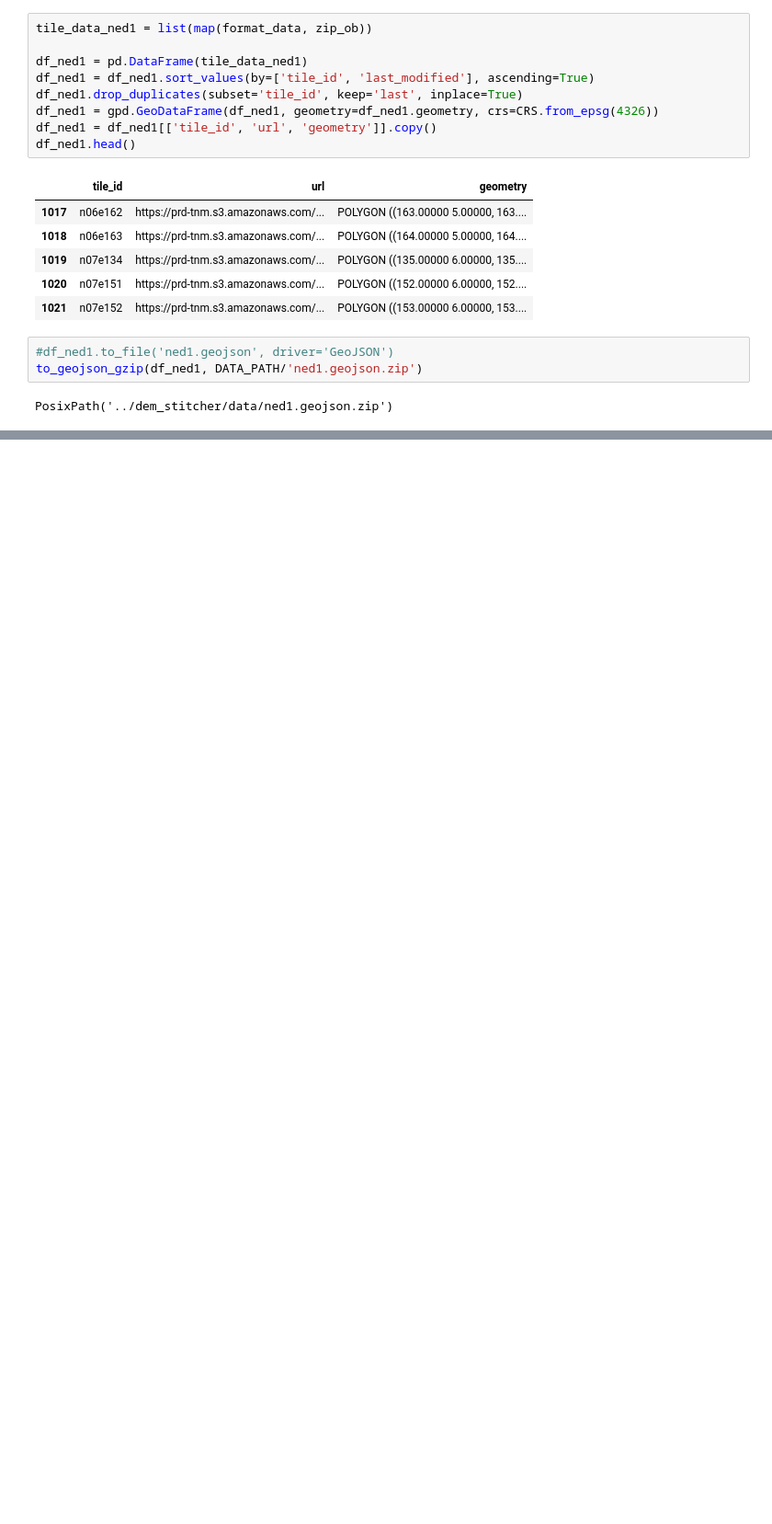
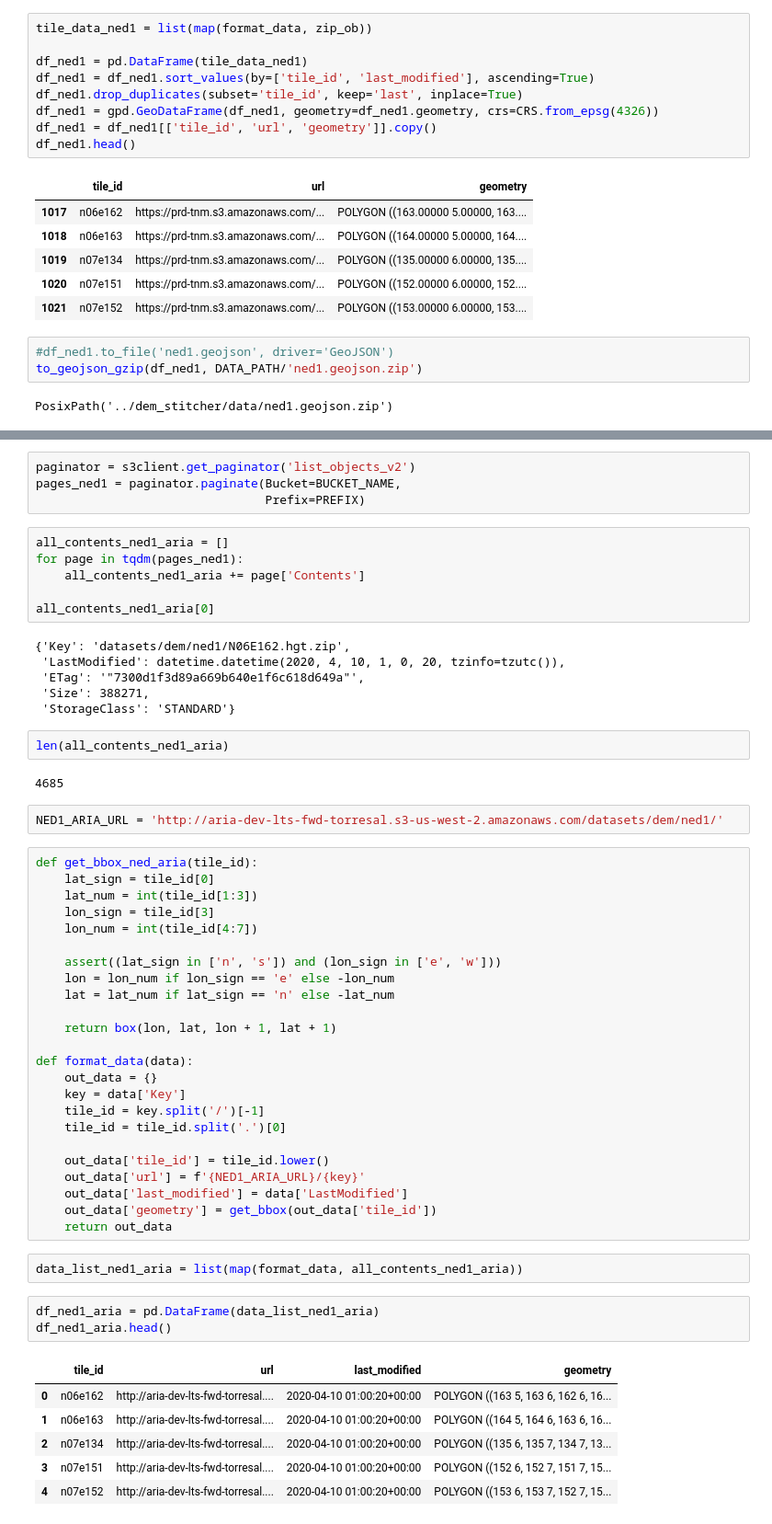
Before and after one commit to ACCESS-Cloud-Based-InSAR/dem-stitcher, a Jupyter notebook: notebooks_tile_data/Format_Data.ipynb, the cells around one changed output, grey strips where cells are left out. Shown: that part at 92% size. Drawn from its saved outputs; the diff is of its cells as text; blank space fills up the shorter version.

```diff
--- a/notebooks_tile_data/Format_Data.ipynb
+++ b/notebooks_tile_data/Format_Data.ipynb
@@ -336,0 +368,58 @@ PosixPath('../dem_stitcher/data/ned1.geojson.zip')
+# %%
+paginator = s3client.get_paginator('list_objects_v2')
+pages_ned1 = paginator.paginate(Bucket=BUCKET_NAME,
+                                Prefix=PREFIX)
+# %%
+all_contents_ned1_aria = []
+for page in tqdm(pages_ned1):
+    all_contents_ned1_aria += page['Contents']
+
+all_contents_ned1_aria[0]
+# %% [output]
+{'Key': 'datasets/dem/ned1/N06E162.hgt.zip',
+ 'LastModified': datetime.datetime(2020, 4, 10, 1, 0, 20, tzinfo=tzutc()),
+ 'ETag': '"7300d1f3d89a669b640e1f6c618d649a"',
+ 'Size': 388271,
+ 'StorageClass': 'STANDARD'}
+# %%
+len(all_contents_ned1_aria)
+# %% [output]
+4685
+# %%
+NED1_ARIA_URL = 'http://aria-dev-lts-fwd-torresal.s3-us-west-2.amazonaws.com/datasets/dem/ned1/'
+# %%
+def get_bbox_ned_aria(tile_id):
+    lat_sign = tile_id[0]
+    lat_num = int(tile_id[1:3])
+    lon_sign = tile_id[3]
+    lon_num = int(tile_id[4:7])
+
+    assert((lat_sign in ['n', 's']) and (lon_sign in ['e', 'w']))
+    lon = lon_num if lon_sign == 'e' else -lon_num
+    lat = lat_num if lat_sign == 'n' else -lat_num
+
+    return box(lon, lat, lon + 1, lat + 1)
+
+def format_data(data):
+    out_data = {}
+    key = data['Key']
+    tile_id = key.split('/')[-1]
+    tile_id = tile_id.split('.')[0]
+
+    out_data['tile_id'] = tile_id.lower()
+    out_data['url'] = f'{NED1_ARIA_URL}/{key}'
+    out_data['last_modified'] = data['LastModified']
+    out_data['geometry'] = get_bbox(out_data['tile_id'])
+    return out_data
+# %%
+data_list_ned1_aria = list(map(format_data, all_contents_ned1_aria))
+# %%
+df_ned1_aria = pd.DataFrame(data_list_ned1_aria)
+df_ned1_aria.head()
+# %% [output]
+|  | tile_id | url | last_modified | geometry |
+| 0 | n06e162 | http://aria-dev-lts-fwd-torresal.... | 2020-04-10 01:00:20+00:00 | POLYGON ((163 5, 163 6, 162 6, 16... |
+| 1 | n06e163 | http://aria-dev-lts-fwd-torresal.... | 2020-04-10 01:00:20+00:00 | POLYGON ((164 5, 164 6, 163 6, 16... |
+| 2 | n07e134 | http://aria-dev-lts-fwd-torresal.... | 2020-04-10 01:00:20+00:00 | POLYGON ((135 6, 135 7, 134 7, 13... |
+| 3 | n07e151 | http://aria-dev-lts-fwd-torresal.... | 2020-04-10 01:00:20+00:00 | POLYGON ((152 6, 152 7, 151 7, 15... |
+| 4 | n07e152 | http://aria-dev-lts-fwd-torresal.... | 2020-04-10 01:00:20+00:00 | POLYGON ((153 6, 153 7, 152 7, 15... |
```
Also changed, not shown: parts of 7 cells of this notebook, 18 other files.
